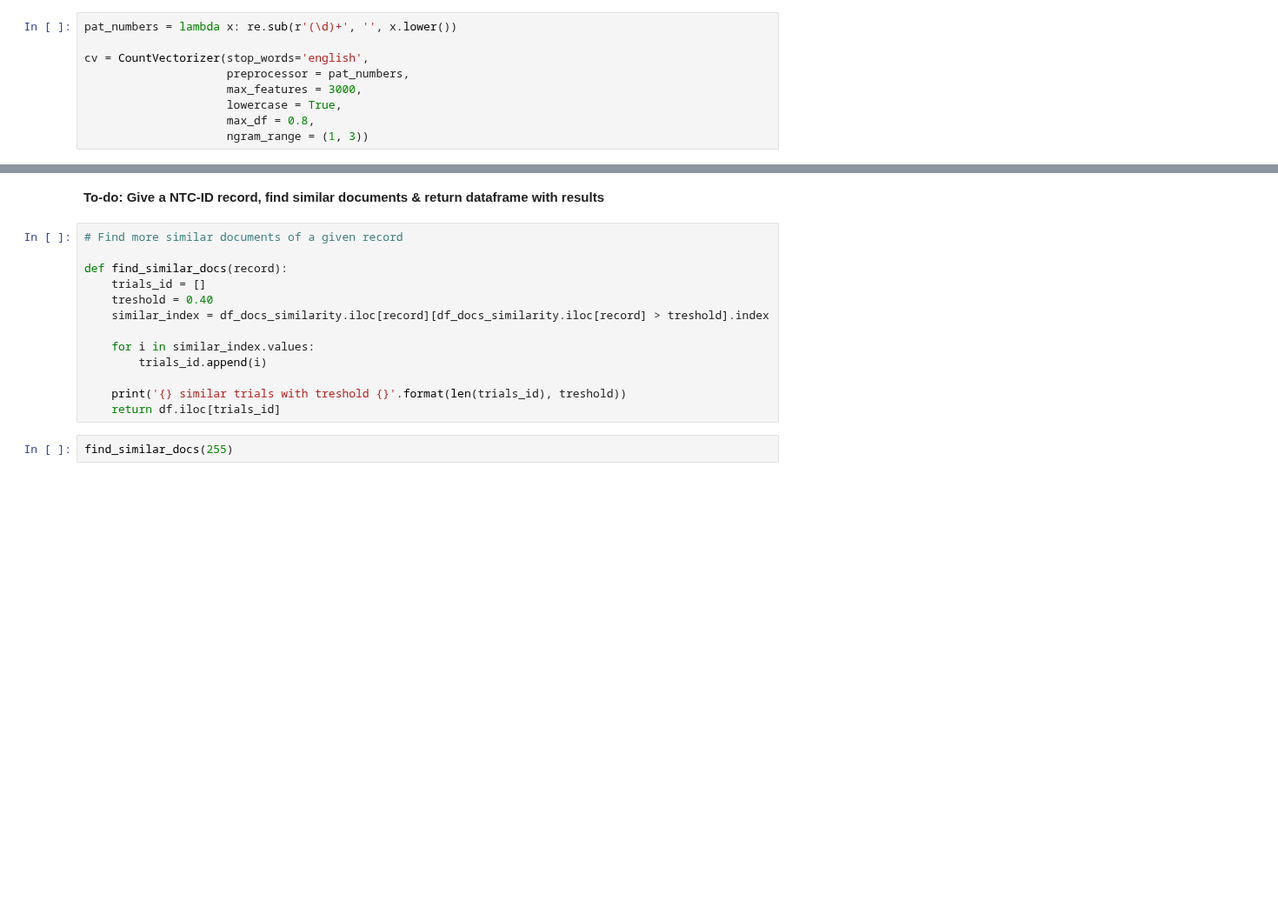
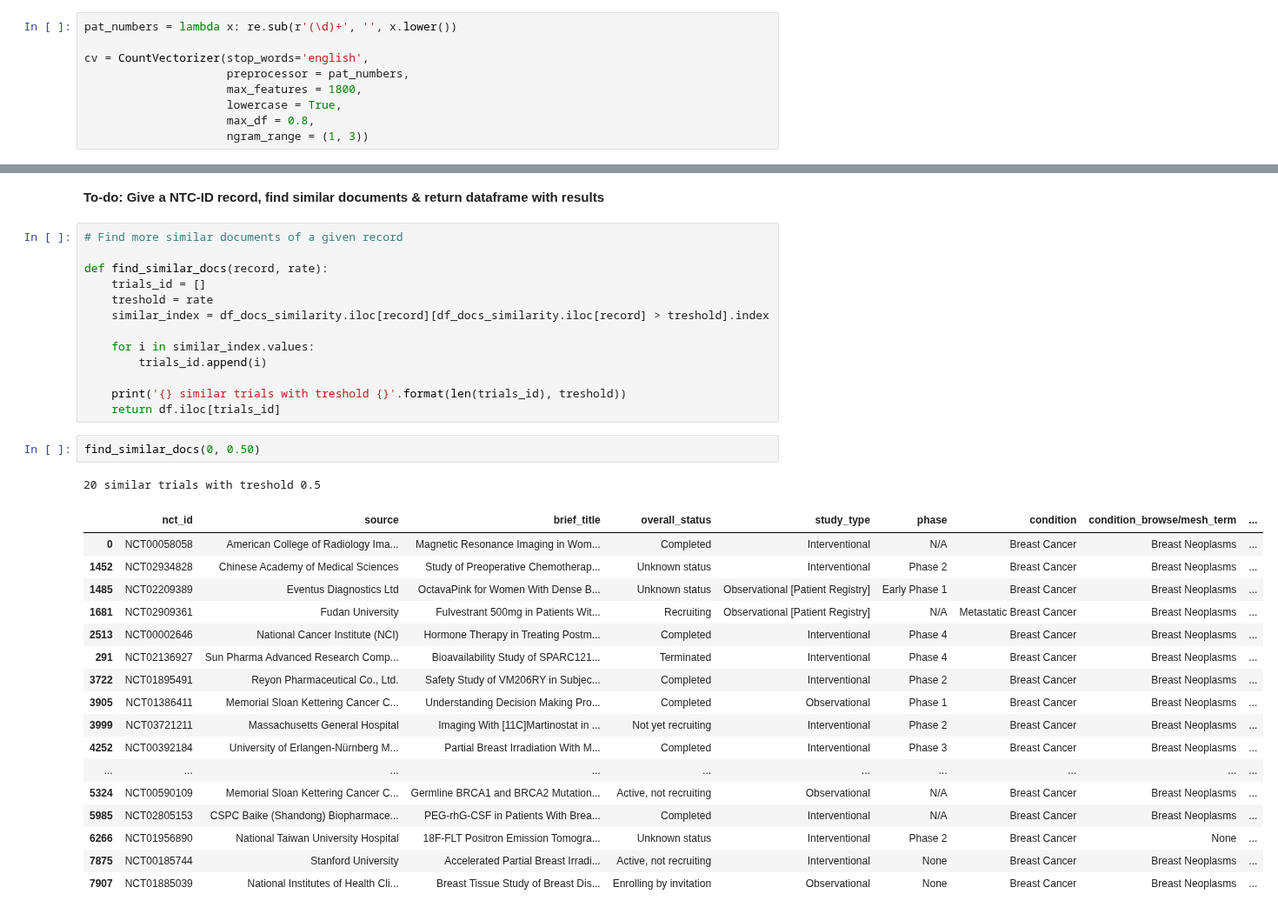
Before and after one commit to cmdelaserna/clinical-trials, a Jupyter notebook: mvp/notebooks/Script 3 - Clean JSON file, preprocess data, export working dataset.ipynb, the cells around one changed output, grey strips where cells are left out. Shown at 87% size. Drawn from its saved outputs; the diff is of its cells as text; blank space fills up the shorter version.

```diff
--- a/mvp/notebooks/Script 3 - Clean JSON file, preprocess data, export working dataset.ipynb
+++ b/mvp/notebooks/Script 3 - Clean JSON file, preprocess data, export working dataset.ipynb
@@ -133,7 +133,7 @@ pat_numbers = lambda x: re.sub(r'(\d)+', '', x.lower())
 
 cv = CountVectorizer(stop_words='english',
                      preprocessor = pat_numbers,
-                     max_features = 3000,
+                     max_features = 1800,
                      lowercase = True,
                      max_df = 0.8,
                      ngram_range = (1, 3))
@@ -235,9 +306,9 @@ df_docs_similarity = pd.DataFrame(similarity.toarray())
 # %%
 # Find more similar documents of a given record
 
-def find_similar_docs(record):
+def find_similar_docs(record, rate):
     trials_id = []
-    treshold = 0.40
+    treshold = rate
     similar_index = df_docs_similarity.iloc[record][df_docs_similarity.iloc[record] > treshold].index
 
     for i in similar_index.values:
@@ -245,5 +316,24 @@ def find_similar_docs(record):
 
     print('{} similar trials with treshold {}'.format(len(trials_id), treshold))
     return df.iloc[trials_id]
-# %%
-find_similar_docs(255)
+# %%
+find_similar_docs(0, 0.50)
+# %% [output]
+20 similar trials with treshold 0.5
+|  | nct_id | source | brief_title | overall_status | study_type | phase | condition | condition_browse/mesh_term | ... |
+| 0 | NCT00058058 | American College of Radiology Ima... | Magnetic Resonance Imaging in Wom... | Completed | Interventional | N/A | Breast Cancer | Breast Neoplasms | ... |
+| 1452 | NCT02934828 | Chinese Academy of Medical Sciences | Study of Preoperative Chemotherap... | Unknown status | Interventional | Phase 2 | Breast Cancer | Breast Neoplasms | ... |
+| 1485 | NCT02209389 | Eventus Diagnostics Ltd | OctavaPink for Women With Dense B... | Unknown status | Observational [Patient Registry] | Early Phase 1 | Breast Cancer | Breast Neoplasms | ... |
+| 1681 | NCT02909361 | Fudan University | Fulvestrant 500mg in Patients Wit... | Recruiting | Observational [Patient Registry] | N/A | Metastatic Breast Cancer | Breast Neoplasms | ... |
+| 2513 | NCT00002646 | National Cancer Institute (NCI) | Hormone Therapy in Treating Postm... | Completed | Interventional | Phase 4 | Breast Cancer | Breast Neoplasms | ... |
+| 291 | NCT02136927 | Sun Pharma Advanced Research Comp... | Bioavailability Study of SPARC121... | Terminated | Interventional | Phase 4 | Breast Cancer | Breast Neoplasms | ... |
+| 3722 | NCT01895491 | Reyon Pharmaceutical Co., Ltd. | Safety Study of VM206RY in Subjec... | Completed | Interventional | Phase 2 | Breast Cancer | Breast Neoplasms | ... |
+| 3905 | NCT01386411 | Memorial Sloan Kettering Cancer C... | Understanding Decision Making Pro... | Completed | Observational | Phase 1 | Breast Cancer | Breast Neoplasms | ... |
+| 3999 | NCT03721211 | Massachusetts General Hospital | Imaging With [11C]Martinostat in ... | Not yet recruiting | Interventional | Phase 2 | Breast Cancer | Breast Neoplasms | ... |
+| 4252 | NCT00392184 | University of Erlangen-Nürnberg M... | Partial Breast Irradiation With M... | Completed | Interventional | Phase 3 | Breast Cancer | Breast Neoplasms | ... |
+| ... | ... | ... | ... | ... | ... | ... | ... | ... | ... |
+| 5324 | NCT00590109 | Memorial Sloan Kettering Cancer C... | Germline BRCA1 and BRCA2 Mutation... | Active, not recruiting | Observational | N/A | Breast Cancer | Breast Neoplasms | ... |
+| 5985 | NCT02805153 | CSPC Baike (Shandong) Biopharmace... | PEG-rhG-CSF in Patients With Brea... | Completed | Interventional | N/A | Breast Cancer | Breast Neoplasms | ... |
+| 6266 | NCT01956890 | National Taiwan University Hospital | 18F-FLT Positron Emission Tomogra... | Unknown status | Interventional | Phase 2 | Breast Cancer | None | ... |
+| 7875 | NCT00185744 | Stanford University | Accelerated Partial Breast Irradi... | Active, not recruiting | Interventional | None | Breast Cancer | Breast Neoplasms | ... |
+| 7907 | NCT01885039 | National Institutes of Health Cli... | Breast Tissue Study of Breast Dis... | Enrolling by invitation | Observational | None | Breast Cancer | Breast Neoplasms | ... |
```
Also changed, not shown: parts of 16 cells of this notebook, 1 other file.
